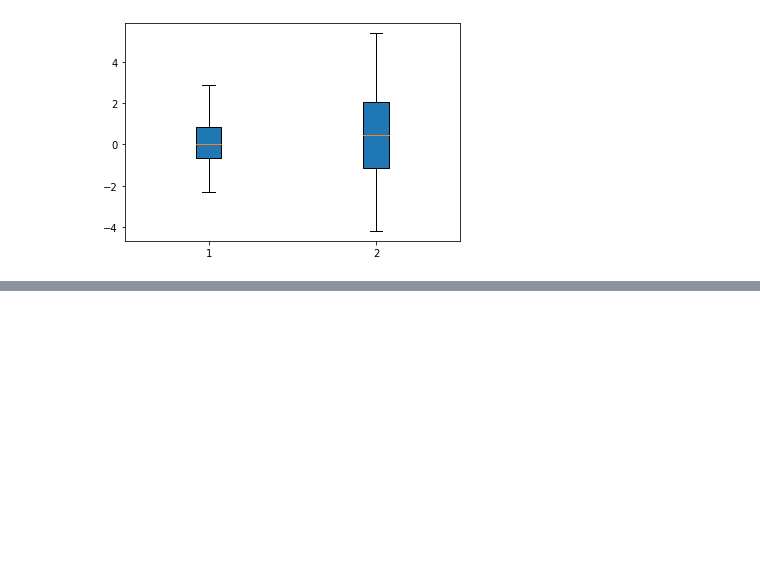
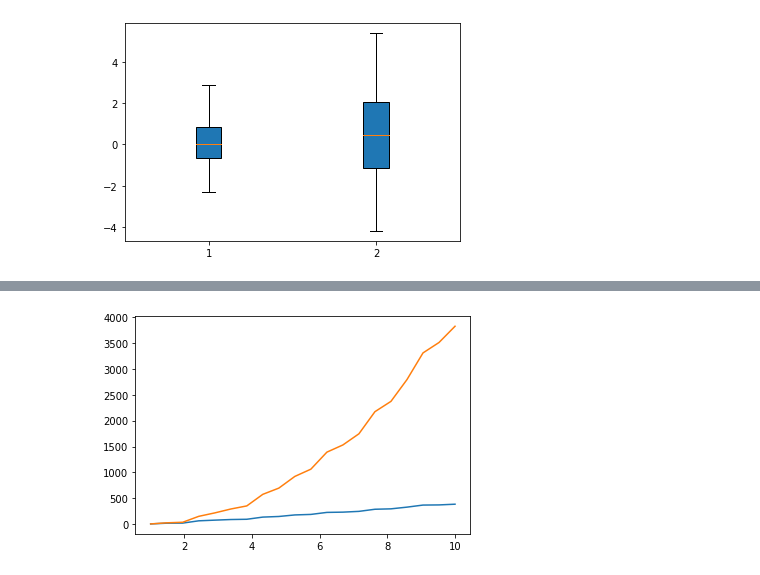
Before and after one commit to caiquemiranda/data-visualization-python, a Jupyter notebook: 05-matplotlib.ipynb, the cells around one changed output, grey strips where cells are left out. Saved outputs shown, nothing was run; the diff lists cells and outputs as text; code cells hidden in the pictures; blank space fills up the shorter version.

```diff
--- a/05-matplotlib.ipynb
+++ b/05-matplotlib.ipynb
@@ -154,0 +178,7 @@ plt.show();
+# %%
+plt.plot(x, y)
+plt.plot(x, y2)
+
+plt.show();
+# %% [output]
+[figure, added]
```
Also changed, not shown: parts of 7 cells of this notebook.
